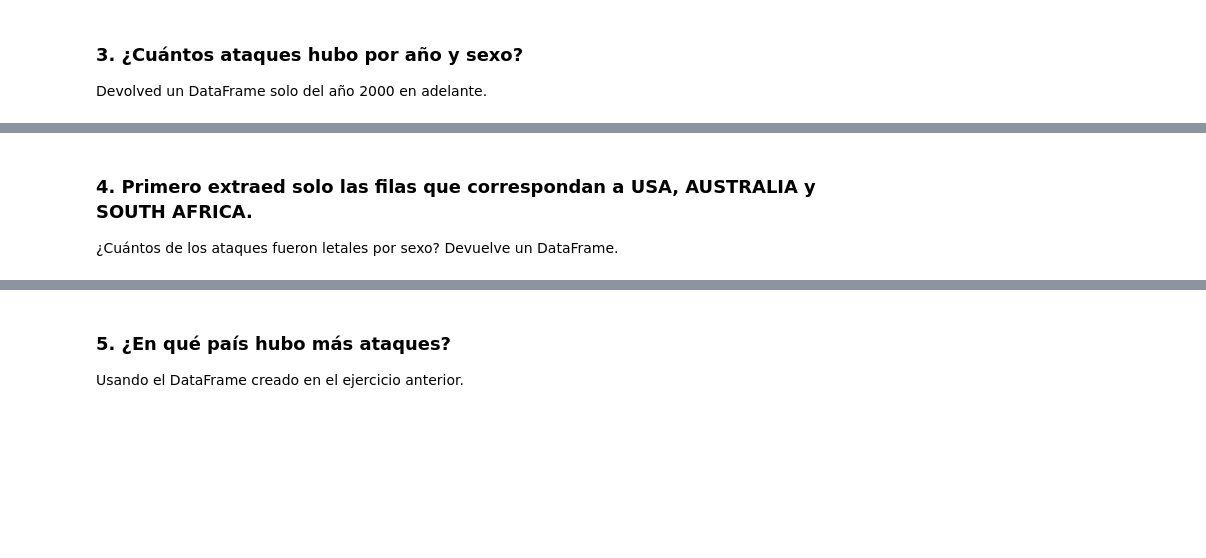
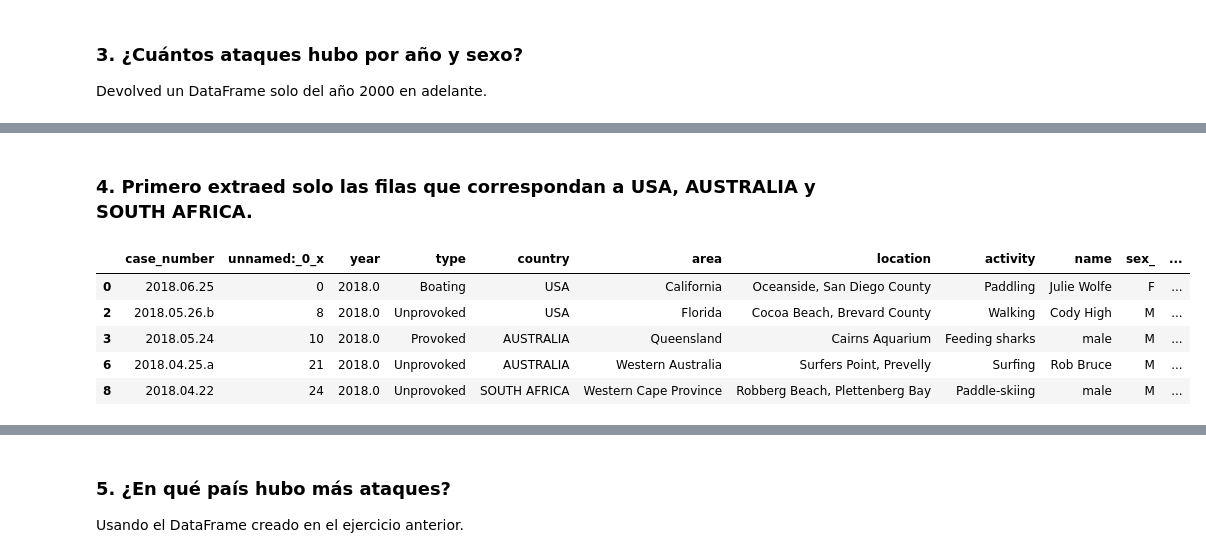
Before and after one commit to Adalab/DA-promo-c-modulo-2-sprint-1-Laura-Pilar, a Jupyter notebook: Pandas/Leccion-6-Pandas-6/Pandas-6-grobpy.ipynb, the cells around one changed output, grey strips where cells are left out. Drawn from its saved outputs; the diff is of its cells as text; code cells hidden in the pictures; blank space fills up the shorter version.

Commit message:
Realización ejercicios Pandas 6

```diff
--- a/Pandas/Leccion-6-Pandas-6/Pandas-6-grobpy.ipynb
+++ b/Pandas/Leccion-6-Pandas-6/Pandas-6-grobpy.ipynb
@@ -6,0 +10,3 @@ Es el momento de poner en práctica los groupby de pandas. Para esto vamos a tra
+# %%
+df = pd.read_csv("datos/attacks_pandas5.csv")
+df.head(1)
@@ -19,3 +73,12 @@ Devolved un DataFrame solo del año 2000 en adelante.
 # %% [markdown]
 ### 4. Primero extraed solo las filas que correspondan a USA, AUSTRALIA y SOUTH AFRICA.
-¿Cuántos de los ataques fueron letales por sexo? Devuelve un DataFrame.
+# %%
+df_paises = df[(df["country"] == "USA") | (df["country"] == "AUSTRALIA") | (df["country"] == "SOUTH AFRICA")]
+df_paises.head()
+# %% [output]
+|  | case_number | unnamed:_0_x | year | type | country | area | location | activity | name | sex_ | ... |
+| 0 | 2018.06.25 | 0 | 2018.0 | Boating | USA | California | Oceanside, San Diego County | Paddling | Julie Wolfe | F | ... |
+| 2 | 2018.05.26.b | 8 | 2018.0 | Unprovoked | USA | Florida | Cocoa Beach, Brevard County | Walking | Cody High | M | ... |
+| 3 | 2018.05.24 | 10 | 2018.0 | Provoked | AUSTRALIA | Queensland | Cairns Aquarium | Feeding sharks | male | M | ... |
+| 6 | 2018.04.25.a | 21 | 2018.0 | Unprovoked | AUSTRALIA | Western Australia | Surfers Point, Prevelly | Surfing | Rob Bruce | M | ... |
+| 8 | 2018.04.22 | 24 | 2018.0 | Unprovoked | SOUTH AFRICA | Western Cape Province | Robberg Beach, Plettenberg Bay | Paddle-skiing | male | M | ... |
```
Also changed, not shown: parts of 11 cells of this notebook, 7 other files.
